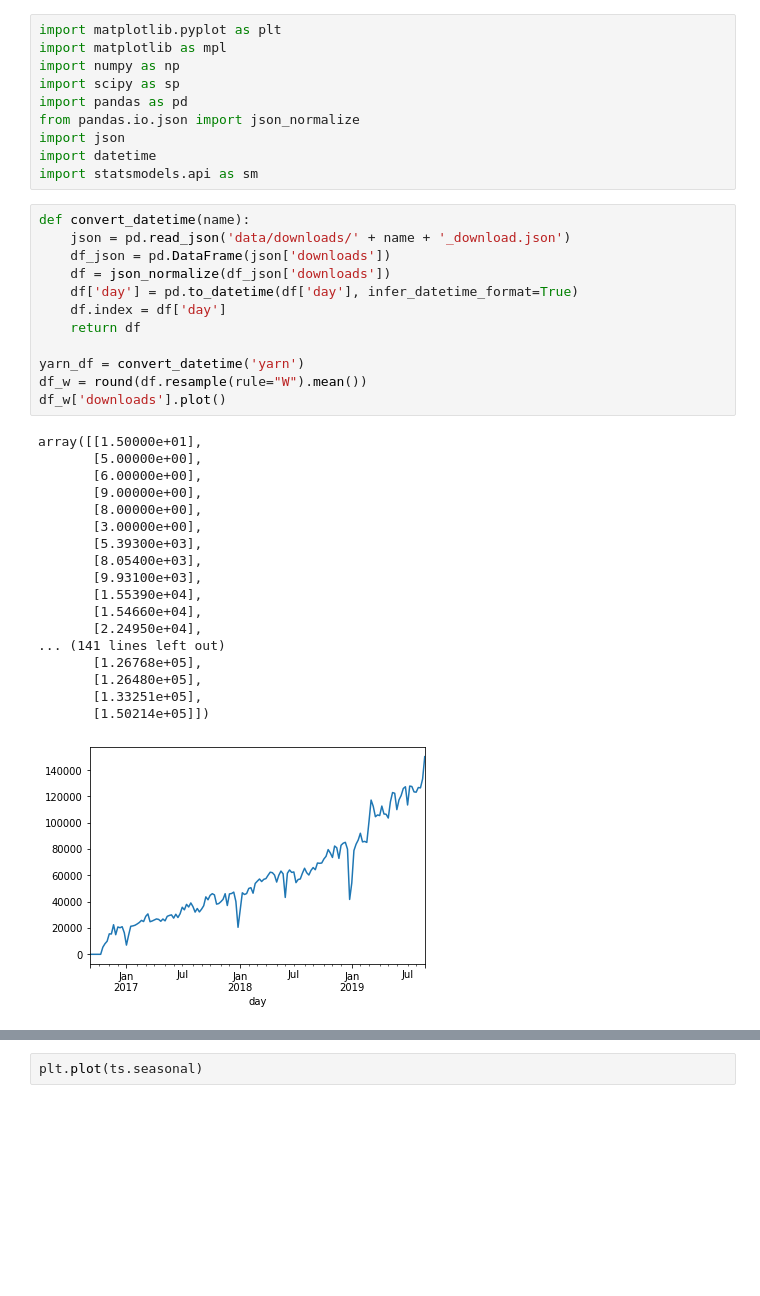
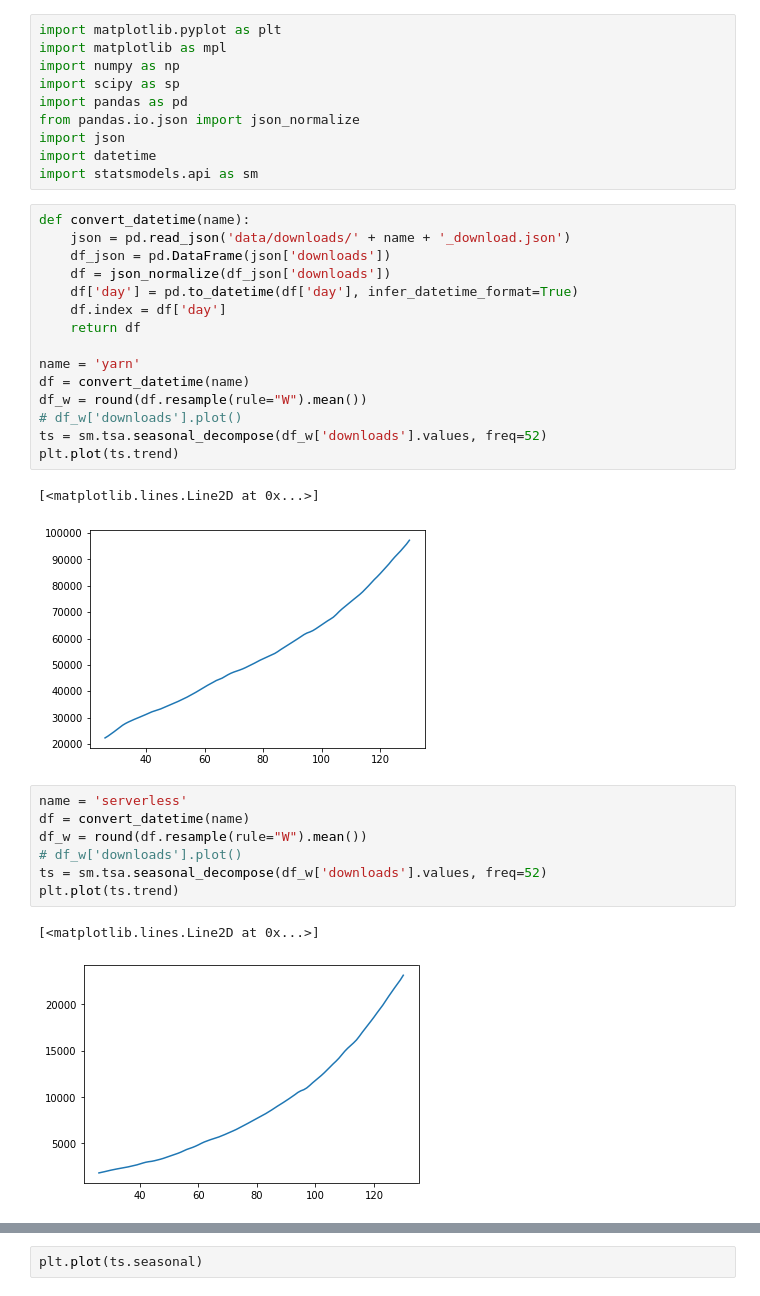
Before and after one commit to takewell/mikirigi, a Jupyter notebook: note/yarn_downloads.ipynb, the cells around one changed output, grey strips where cells are left out. Saved outputs shown, nothing was run; the diff lists cells and outputs as text; blank space fills up the shorter version.

```diff
--- a/note/yarn_downloads.ipynb
+++ b/note/yarn_downloads.ipynb
@@ -11,31 +11,28 @@ import statsmodels.api as sm
 # %%
 def convert_datetime(name):
     json = pd.read_json('data/downloads/' + name + '_download.json')
     df_json = pd.DataFrame(json['downloads'])
     df = json_normalize(df_json['downloads'])
     df['day'] = pd.to_datetime(df['day'], infer_datetime_format=True)
     df.index = df['day']
     return df
 
-yarn_df = convert_datetime('yarn')
+name = 'yarn'
+df = convert_datetime(name)
 df_w = round(df.resample(rule="W").mean())
-df_w['downloads'].plot()
+# df_w['downloads'].plot()
+ts = sm.tsa.seasonal_decompose(df_w['downloads'].values, freq=52)
+plt.plot(ts.trend)
 # %% [output]
-array([[1.50000e+01],
-       [5.00000e+00],
-       [6.00000e+00],
-       [9.00000e+00],
-       [8.00000e+00],
-       [3.00000e+00],
-       [5.39300e+03],
-       [8.05400e+03],
-       [9.93100e+03],
-       [1.55390e+04],
-       [1.54660e+04],
-       [2.24950e+04],
-... (141 lines left out)
-       [1.26768e+05],
-       [1.26480e+05],
-       [1.33251e+05],
-       [1.50214e+05]])
+[<matplotlib.lines.Line2D at 0x...>]
-[figure, old version]
+[figure, new version]
+# %%
+name = 'serverless'
+df = convert_datetime(name)
+df_w = round(df.resample(rule="W").mean())
+# df_w['downloads'].plot()
+ts = sm.tsa.seasonal_decompose(df_w['downloads'].values, freq=52)
+plt.plot(ts.trend)
+# %% [output]
+[<matplotlib.lines.Line2D at 0x...>]
+[figure, added]
```
Also changed, not shown: parts of 7 cells of this notebook, 3 other files.
